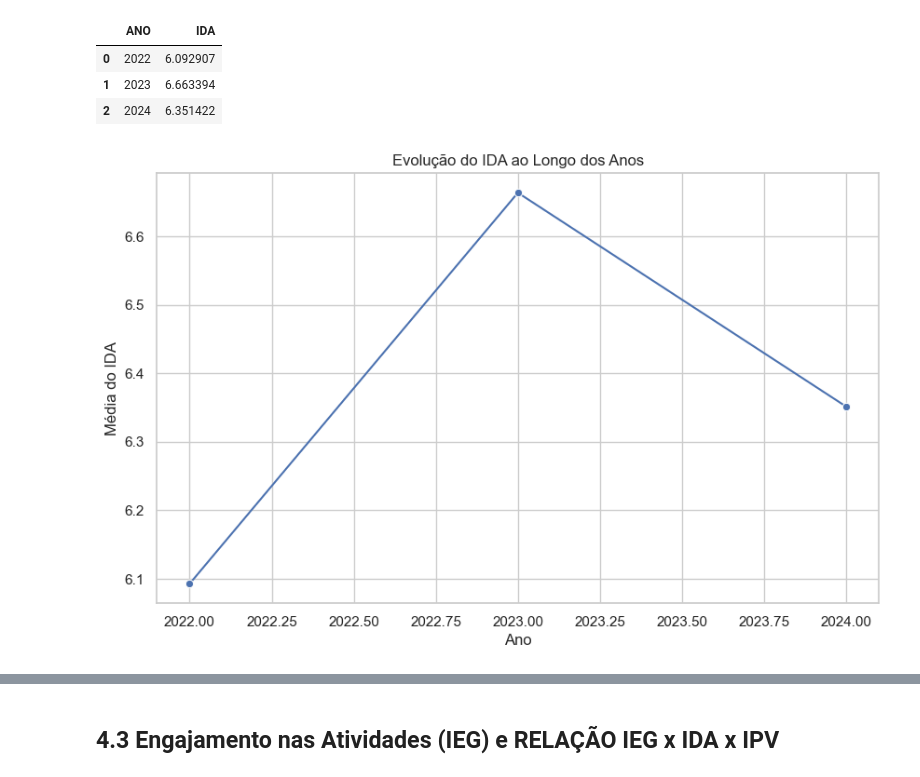
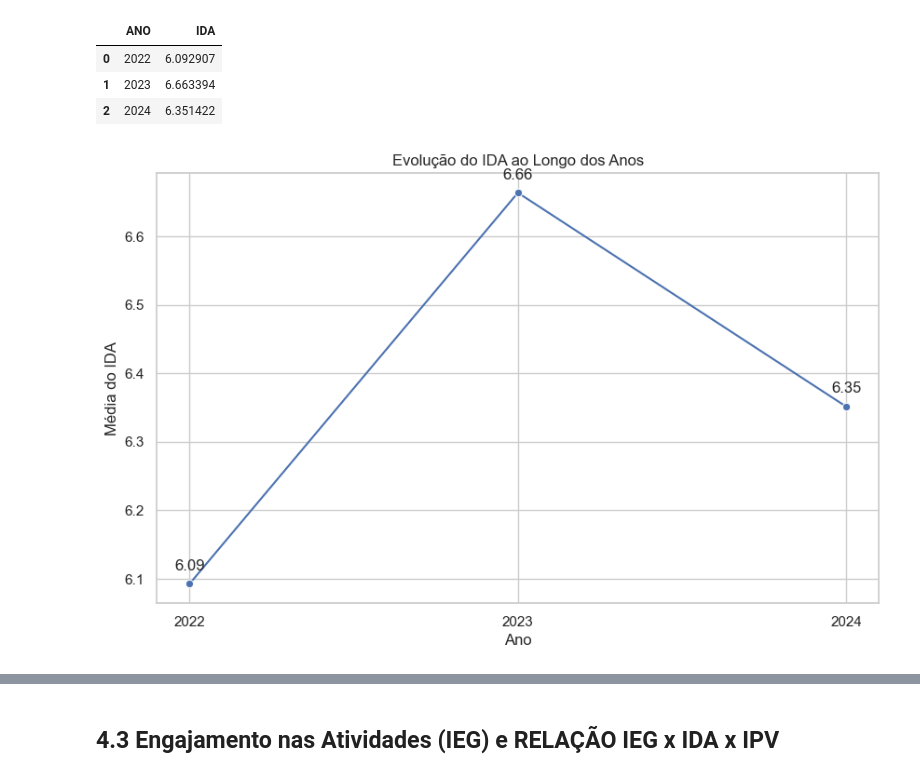
Before and after one commit to LaisStefanieDiasPereira/datathon_fase5, a Jupyter notebook: notebooks/Datathon_Fase5.ipynb, the cells around one changed output, grey strips where cells are left out. Cells and saved outputs as stored; diff of their text form; code cells hidden in the pictures.

```diff
--- a/notebooks/Datathon_Fase5.ipynb
+++ b/notebooks/Datathon_Fase5.ipynb
@@ -458,7 +503,10 @@ IDA = Indicador de Aprendizagem
 # Média de desempenho por ano
 ida_media = df_total.groupby("ANO")["IDA"].mean().reset_index()
 
-ida_media
+# Garantir formato inteiro do ano
+ida_media["ANO"] = ida_media["ANO"].astype(int)
+
+display(ida_media)
 # %% [output]
 |  | ANO | IDA |
 | 0 | 2022 | 6.092907 |
@@ -466,13 +514,25 @@ ida_media
 | 2 | 2024 | 6.351422 |
 # %%
 plt.figure()
-sns.lineplot(data=ida_media, x="ANO", y="IDA", marker="o")
+
+sns.lineplot(
+    data=ida_media,
+    x="ANO",
+    y="IDA",
+    marker="o"
+)
+
+# Adicionar valores no gráfico
+for x, y in zip(ida_media["ANO"], ida_media["IDA"]):
+    plt.text(x, y + 0.02, f"{y:.2f}", ha="center")
+
 plt.title("Evolução do IDA ao Longo dos Anos")
 plt.ylabel("Média do IDA")
 plt.xlabel("Ano")
+plt.xticks(ida_media["ANO"])
 plt.show()
 # %% [output]
-[figure, old version]
+[figure, new version]
 # %% [markdown]
 ### Conclusão – Desempenho Acadêmico (IDA)
 
```
Also changed, not shown: parts of 57 cells of this notebook, 8 other files.
